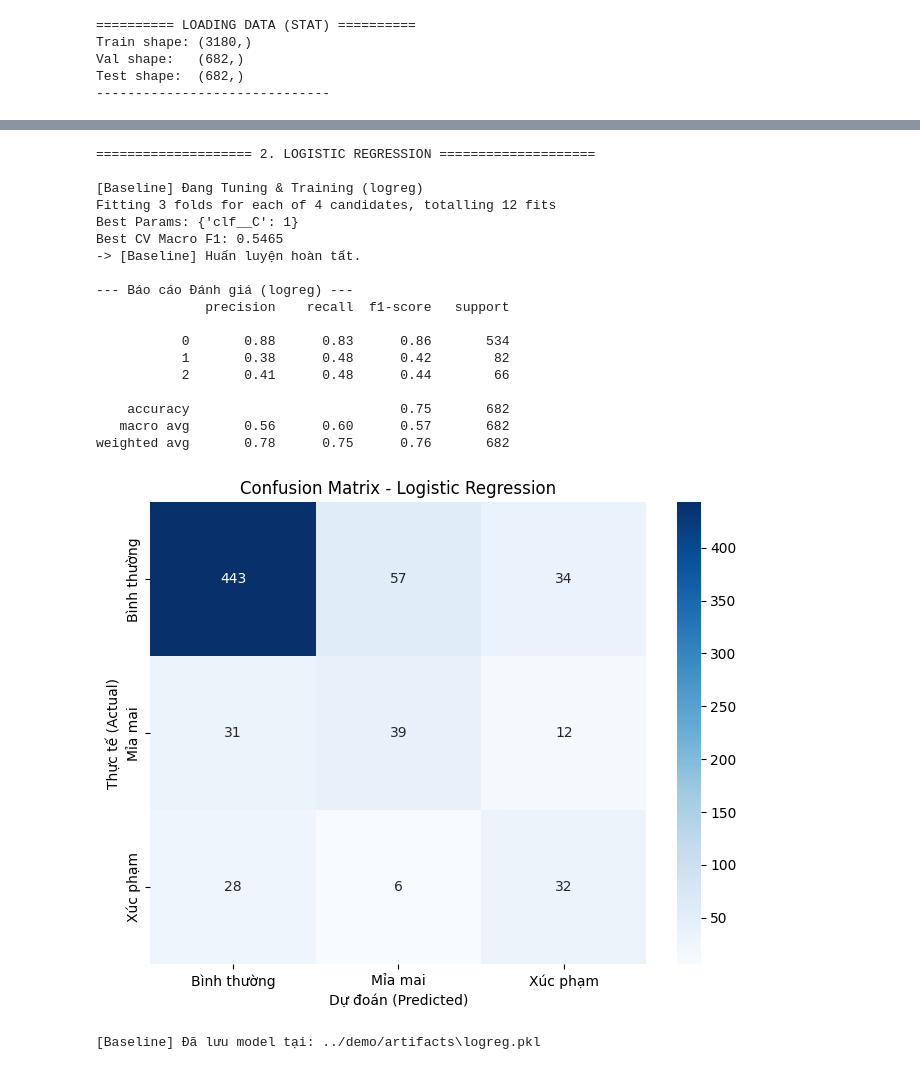
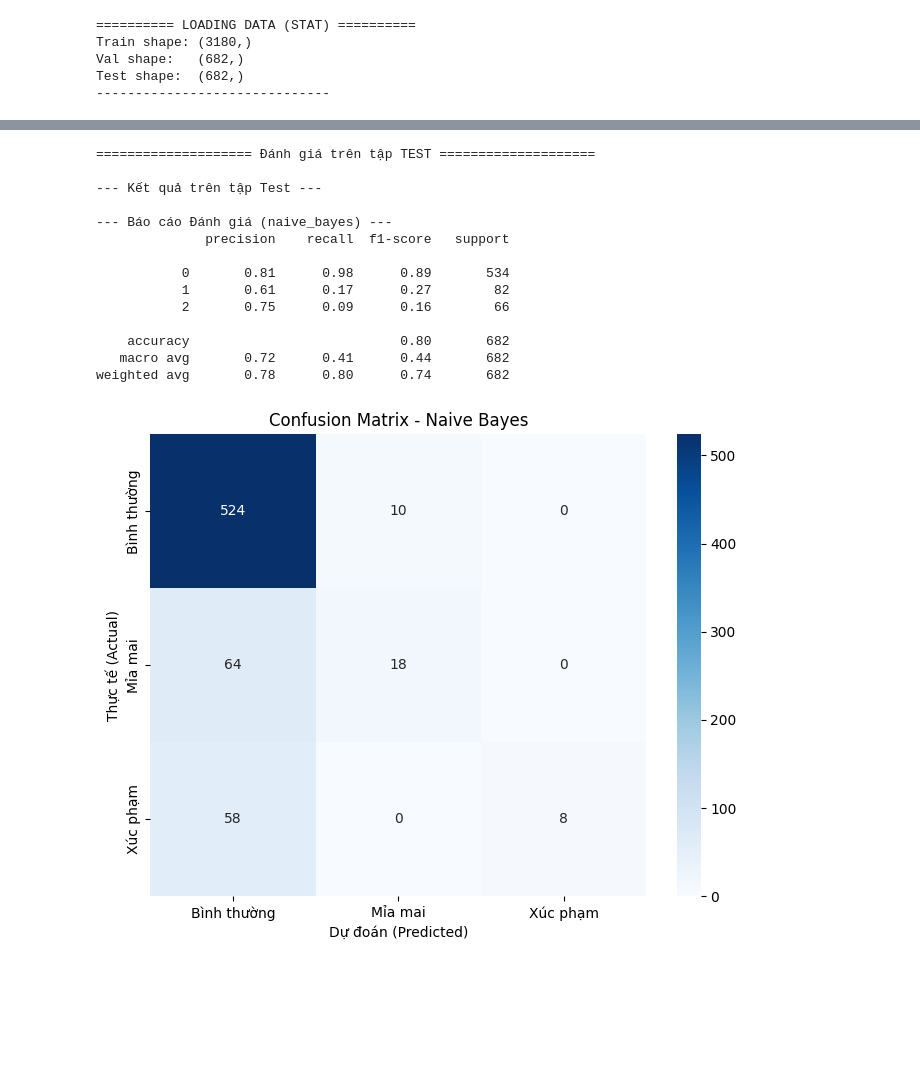
Before and after one commit to phucndq05/DS102_BodyShaming_Classification, a Jupyter notebook: notebooks/3.1_SVM_NB_LR.ipynb, the cells around one changed output, grey strips where cells are left out. Drawn from its saved outputs; the diff is of its cells as text; code cells hidden in the pictures; blank space fills up the shorter version.

```diff
--- a/notebooks/3.1_SVM_NB_LR.ipynb
+++ b/notebooks/3.1_SVM_NB_LR.ipynb
@@ -107,41 +107,26 @@ weighted avg       0.81      0.81      0.75       682
 # %%
-print(f"\n{'='*20} 2. LOGISTIC REGRESSION {'='*20}")
-
-# Khởi tạo
-lr_model = BaselineModel(model_type='logreg')
-
-# Train & Tuning
-lr_model.train(X_train, y_train)
-
-# Đánh giá
-lr_model.evaluate(X_val, y_val)
+# Đánh giá trên tập Test
+print(f"{'='*20} Đánh giá trên tập TEST {'='*20}")
+print("\n--- Kết quả trên tập Test ---")
+nb_model.evaluate(X_test, y_test)
 
 # Vẽ Confusion Matrix
-y_pred_lr = lr_model.predict(X_val)
-plot_cm(y_val, y_pred_lr, title="Confusion Matrix - Logistic Regression")
-
-# Lưu model
-save_path = os.path.join(ARTIFACTS_DIR, 'logreg.pkl')
-lr_model.save(save_path)
+y_pred_nb = nb_model.predict(X_val)
+plot_cm(y_val, y_pred_nb, title="Confusion Matrix - Naive Bayes")
 # %% [output]
-==================== 2. LOGISTIC REGRESSION ====================
+==================== Đánh giá trên tập TEST ====================
 
-[Baseline] Đang Tuning & Training (logreg)
-Fitting 3 folds for each of 4 candidates, totalling 12 fits
-Best Params: {'clf__C': 1}
-Best CV Macro F1: 0.5465
--> [Baseline] Huấn luyện hoàn tất.
+--- Kết quả trên tập Test ---
 
---- Báo cáo Đánh giá (logreg) ---
+--- Báo cáo Đánh giá (naive_bayes) ---
               precision    recall  f1-score   support
 
-           0       0.88      0.83      0.86       534
-           1       0.38      0.48      0.42        82
-           2       0.41      0.48      0.44        66
+           0       0.81      0.98      0.89       534
+           1       0.61      0.17      0.27        82
+           2       0.75      0.09      0.16        66
 
-    accuracy                           0.75       682
-   macro avg       0.56      0.60      0.57       682
-weighted avg       0.78      0.75      0.76       682
+    accuracy                           0.80       682
+   macro avg       0.72      0.41      0.44       682
+weighted avg       0.78      0.80      0.74       682
-[figure, old version]
+[figure, new version]
-[Baseline] Đã lưu model tại: ../demo/artifacts\logreg.pkl
 # %%
```
Also changed, not shown: parts of 5 cells of this notebook, 4 other files.
